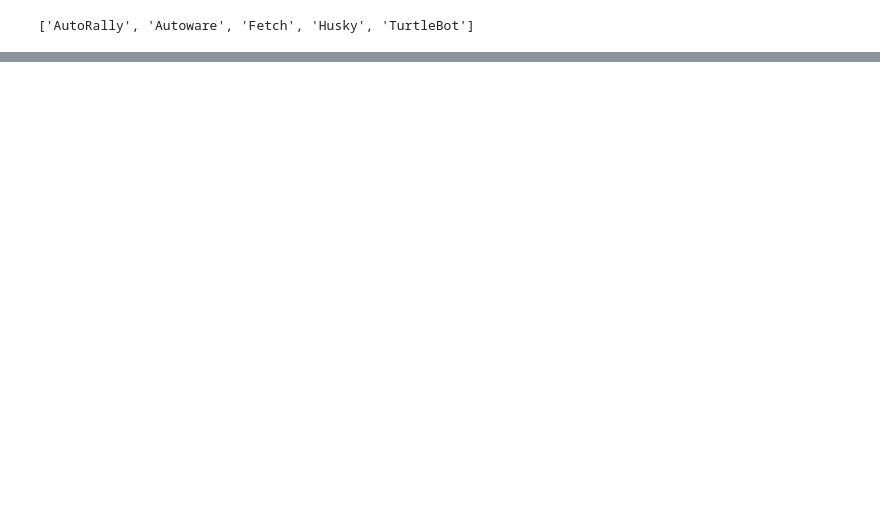
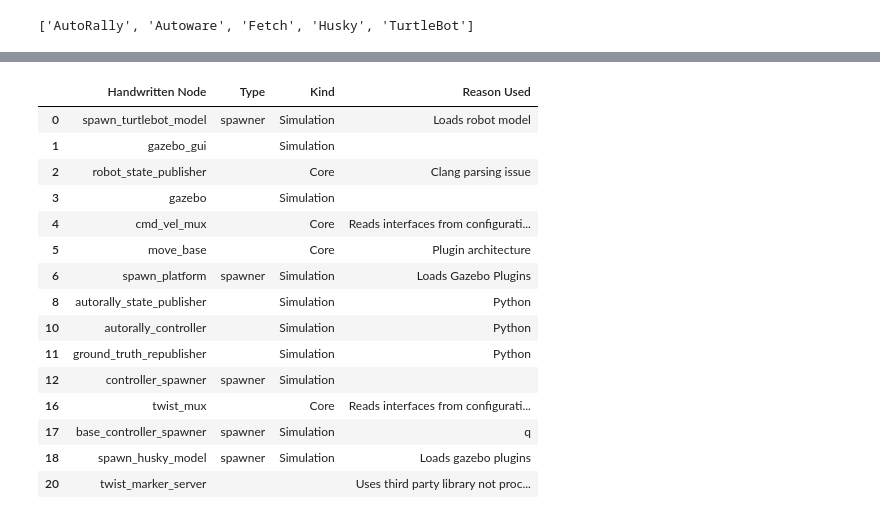
Before and after one commit to cmu-rss-lab/rosdiscover-evaluation, a Jupyter notebook: results/DataAnalysis.ipynb, the cells around one changed output, grey strips where cells are left out. Cells and saved outputs as stored; diff of their text form; code cells hidden in the pictures; blank space fills up the shorter version.

```diff
--- a/results/DataAnalysis.ipynb
+++ b/results/DataAnalysis.ipynb
@@ -189,10 +212,27 @@ df_rq2_hw_merge = process_df_rq2(df_rq2_hw_merge)
 df_rq2_hw_merge.to_csv('data/RQ2Agghw.csv', index = False, columns=["Subject"]+rq2_headers)
 df_rq2_hw_agg.drop(df_rq2_hw_agg[df_rq2_hw_agg.Kind == "Nodes"].index).to_csv('data/RQ2Kindhw.csv', index = False, columns=["Kind"]+rq2_headers)
 # %%
-df_rq2_models = pd.read_csv(f'data/RQ1B Observed Architecture - Models.csv')
+df_rq2_models = pd.read_csv(f'data/RQ2 Observed Architecture - Models.csv')
 df_rq2_models.fillna('',inplace=True)
 df_rq2_models = df_rq2_models.drop_duplicates(subset=['Handwritten Node'])
 df_rq2_models
+# %% [output]
+|  | Handwritten Node | Type | Kind | Reason Used |
+| 0 | spawn_turtlebot_model | spawner | Simulation | Loads robot model |
+| 1 | gazebo_gui |  | Simulation |  |
+| 2 | robot_state_publisher |  | Core | Clang parsing issue |
+| 3 | gazebo |  | Simulation |  |
+| 4 | cmd_vel_mux |  | Core | Reads interfaces from configurati... |
+| 5 | move_base |  | Core | Plugin architecture |
+| 6 | spawn_platform | spawner | Simulation | Loads Gazebo Plugins |
+| 8 | autorally_state_publisher |  | Simulation | Python |
+| 10 | autorally_controller |  | Simulation | Python |
+| 11 | ground_truth_republisher |  | Simulation | Python |
+| 12 | controller_spawner | spawner | Simulation |  |
+| 16 | twist_mux |  | Core | Reads interfaces from configurati... |
+| 17 | base_controller_spawner | spawner | Simulation | q |
+| 18 | spawn_husky_model | spawner | Simulation | Loads gazebo plugins |
+| 20 | twist_marker_server |  |  | Uses third party library not proc... |
 # %%
 handwritten_models_total = len(df_rq2_models["Handwritten Node"])
 handwritten_models_core = len(df_rq2_models[df_rq2_models["Kind"] == "Core"])
```
Also changed, not shown: parts of 15 cells of this notebook, 9 other files.
